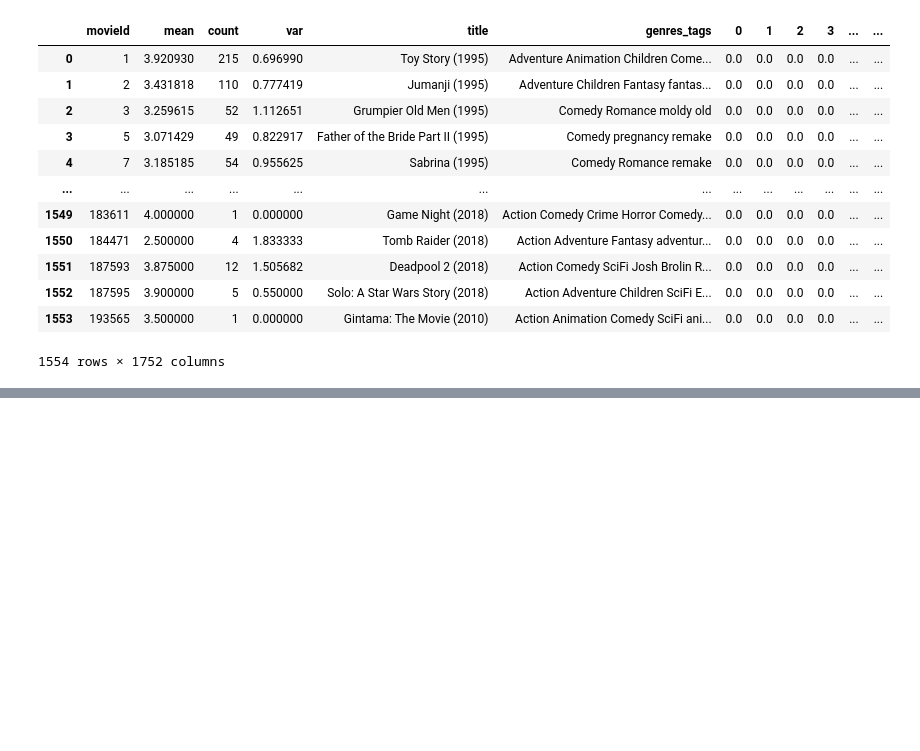
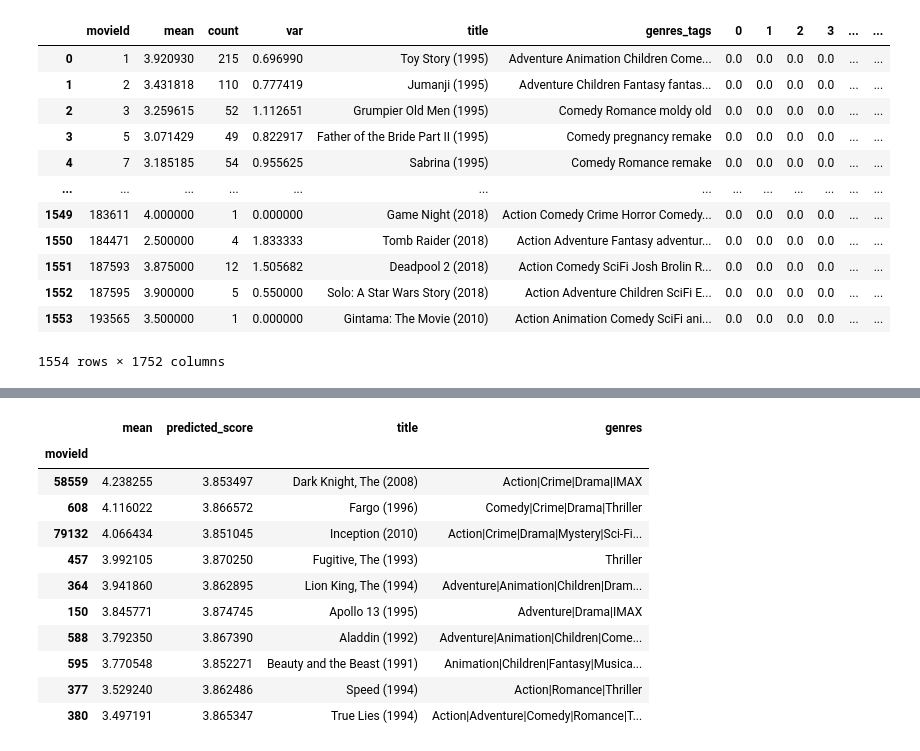
Before and after one commit to sofa999999/Math, a Jupyter notebook: ML/ml7.ipynb, the cells around one changed output, grey strips where cells are left out. Drawn from its saved outputs; the diff is of its cells as text; code cells hidden in the pictures; blank space fills up the shorter version.

```diff
--- a/ML/ml7.ipynb
+++ b/ML/ml7.ipynb
@@ -140,0 +193,3 @@ df
+# %%
+# отберем фильмы, которые юзер 606 не оценивал
+df_for_reco = df.iloc[~df.index.isin(user606_ratings.movieId.unique())]
@@ -140,0 +211,2 @@ df
+# %%
+reco_TOP10_for_user = df_for_reco[['mean', 'predicted_score']].sort_values('predicted_score', ascending=False)[:10]
@@ -140,0 +229,15 @@ df
+# %%
+reco_TOP10_for_user.merge(movies.set_index('movieId'), on='movieId').sort_values('mean',ascending = False)
+# %% [output]
+|  | mean | predicted_score | title | genres |
+| movieId |  |  |  |  |
+| 58559 | 4.238255 | 3.853497 | Dark Knight, The (2008) | Action|Crime|Drama|IMAX |
+| 608 | 4.116022 | 3.866572 | Fargo (1996) | Comedy|Crime|Drama|Thriller |
+| 79132 | 4.066434 | 3.851045 | Inception (2010) | Action|Crime|Drama|Mystery|Sci-Fi... |
+| 457 | 3.992105 | 3.870250 | Fugitive, The (1993) | Thriller |
+| 364 | 3.941860 | 3.862895 | Lion King, The (1994) | Adventure|Animation|Children|Dram... |
+| 150 | 3.845771 | 3.874745 | Apollo 13 (1995) | Adventure|Drama|IMAX |
+| 588 | 3.792350 | 3.867390 | Aladdin (1992) | Adventure|Animation|Children|Come... |
+| 595 | 3.770548 | 3.852271 | Beauty and the Beast (1991) | Animation|Children|Fantasy|Musica... |
+| 377 | 3.529240 | 3.862486 | Speed (1994) | Action|Romance|Thriller |
+| 380 | 3.497191 | 3.865347 | True Lies (1994) | Action|Adventure|Comedy|Romance|T... |
```
Also changed, not shown: parts of 13 cells of this notebook.
